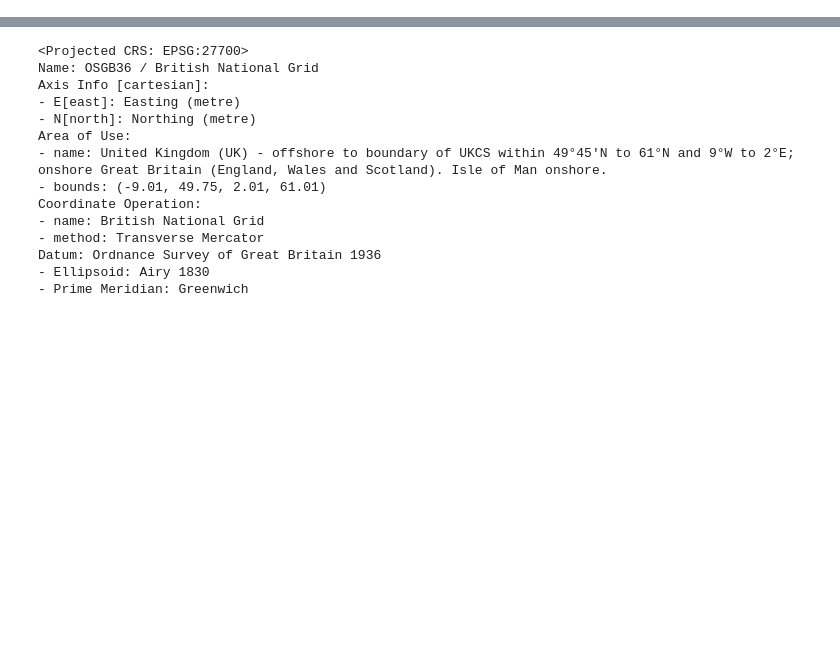
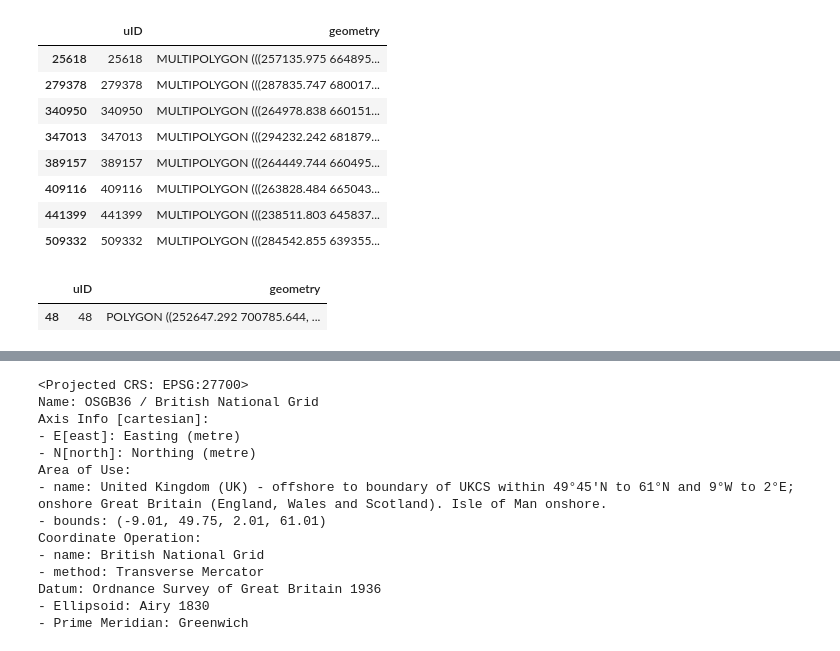
Before and after one commit to virgilxw/Morphology_model_v1, a Jupyter notebook: 2-chunking-tess.ipynb, the cells around one changed output, grey strips where cells are left out. Drawn from its saved outputs; the diff is of its cells as text; code cells hidden in the pictures; blank space fills up the shorter version.

```diff
--- a/2-chunking-tess.ipynb
+++ b/2-chunking-tess.ipynb
@@ -41,0 +47,17 @@ streets = gpd.read_parquet(f"./output/{place}/streets_raw.pq").explode().to_crs(
+# %%
+buildings[~buildings.geom_type.eq('Polygon')]
+# %% [output]
+|  | uID | geometry |
+| 25618 | 25618 | MULTIPOLYGON (((257135.975 664895... |
+| 279378 | 279378 | MULTIPOLYGON (((287835.747 680017... |
+| 340950 | 340950 | MULTIPOLYGON (((264978.838 660151... |
+| 347013 | 347013 | MULTIPOLYGON (((294232.242 681879... |
+| 389157 | 389157 | MULTIPOLYGON (((264449.744 660495... |
+| 409116 | 409116 | MULTIPOLYGON (((263828.484 665043... |
+| 441399 | 441399 | MULTIPOLYGON (((238511.803 645837... |
+| 509332 | 509332 | MULTIPOLYGON (((284542.855 639355... |
+# %%
+buildings[buildings["uID"] == 48]
+# %% [output]
+|  | uID | geometry |
+| 48 | 48 | POLYGON ((252647.292 700785.644, ... |
```
Also changed, not shown: parts of 15 cells of this notebook, 2 other files.
